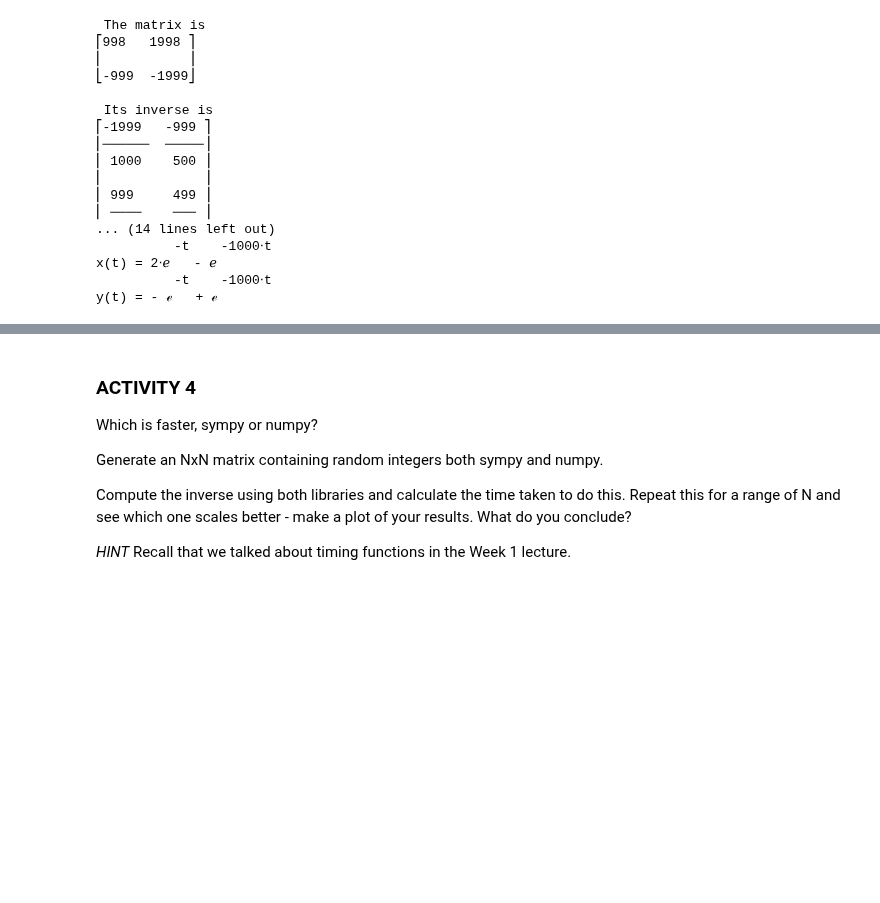
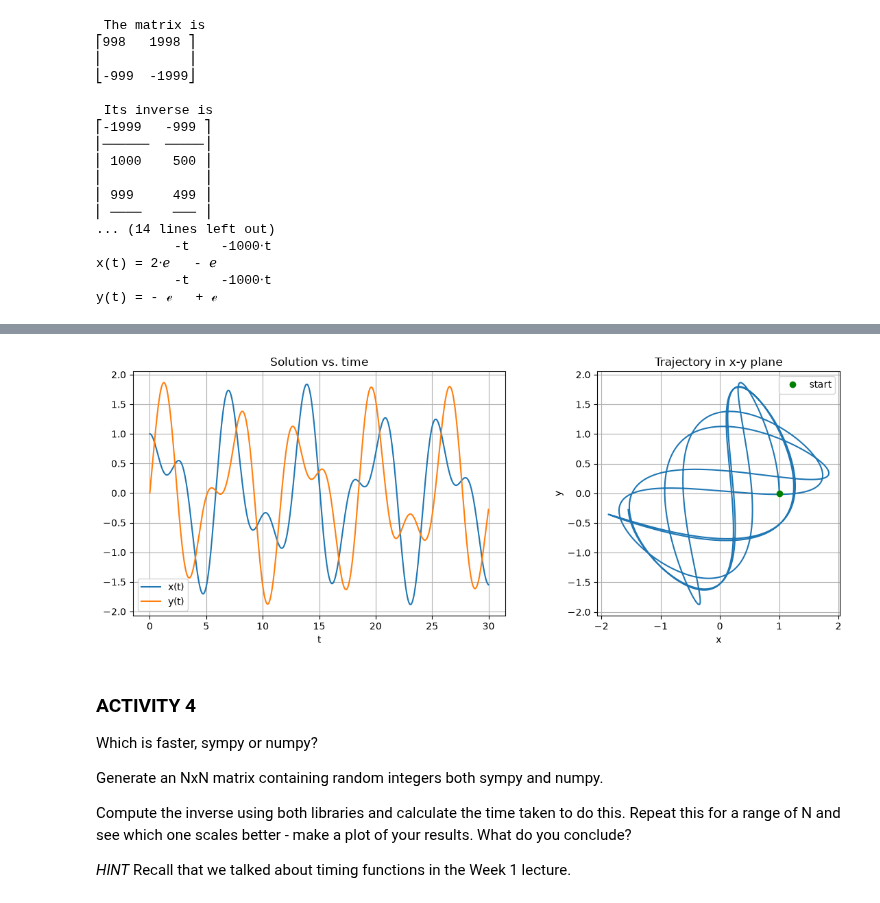
Before and after one commit to Hyphern/TopicsInSciComp, a Jupyter notebook: Notebooks/Week5_LabExercises.ipynb, the cells around one changed output, grey strips where cells are left out. Cells and saved outputs as stored; diff of their text form; code cells hidden in the pictures; blank space fills up the shorter version.

```diff
--- a/Notebooks/Week5_LabExercises.ipynb
+++ b/Notebooks/Week5_LabExercises.ipynb
@@ -247,3 +345,30 @@ y(t) = - ℯ   + ℯ
+# %%
+import numpy as np
+import matplotlib.pyplot as plt
+
+t = np.linspace(0, 30, 2000)
+s3 = np.sqrt(3)
+
+x = np.sin(t) - (s3/3)*np.sin(s3*t) + np.cos(t)/2 + np.cos(s3*t)/2
+y = np.sin(t) + (s3/3)*np.sin(s3*t) + np.cos(t)/2 - np.cos(s3*t)/2
+
+fig, (ax1, ax2) = plt.subplots(1, 2, figsize=(12, 4.5))
+
+ax1.plot(t, x, label="x(t)")
+ax1.plot(t, y, label="y(t)")
+ax1.set_xlabel("t"); ax1.set_title("Solution vs. time")
+ax1.grid(True); ax1.legend()
+
+ax2.plot(x, y)
+ax2.plot(x[0], y[0], "go", label="start")
+ax2.set_xlabel("x"); ax2.set_ylabel("y")
+ax2.set_title("Trajectory in x-y plane")
+ax2.set_aspect("equal"); ax2.grid(True); ax2.legend()
+
+plt.tight_layout()
+plt.show()
+# %% [output]
+[figure, added]
 # %% [markdown]
 ### ACTIVITY 4
 
```
Also changed, not shown: parts of 7 cells of this notebook.
